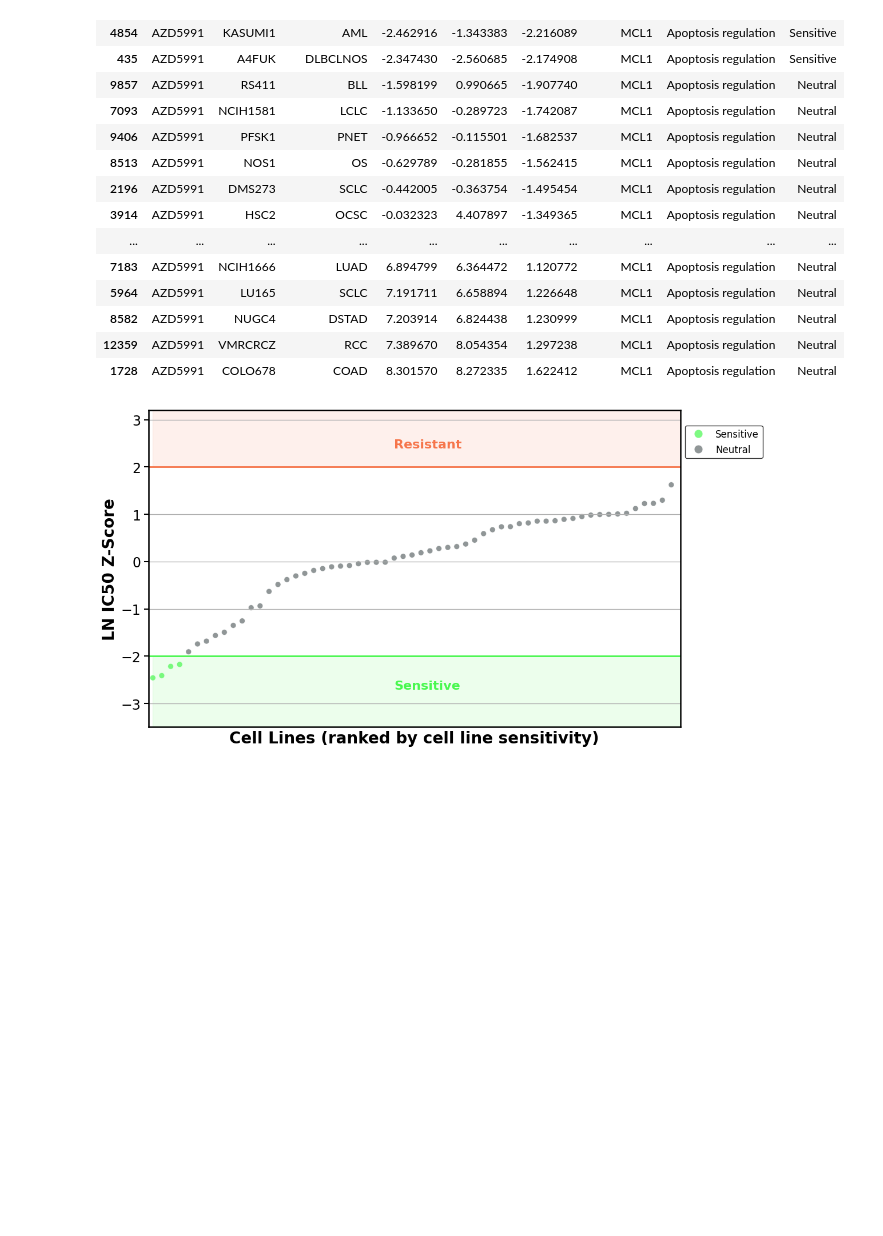
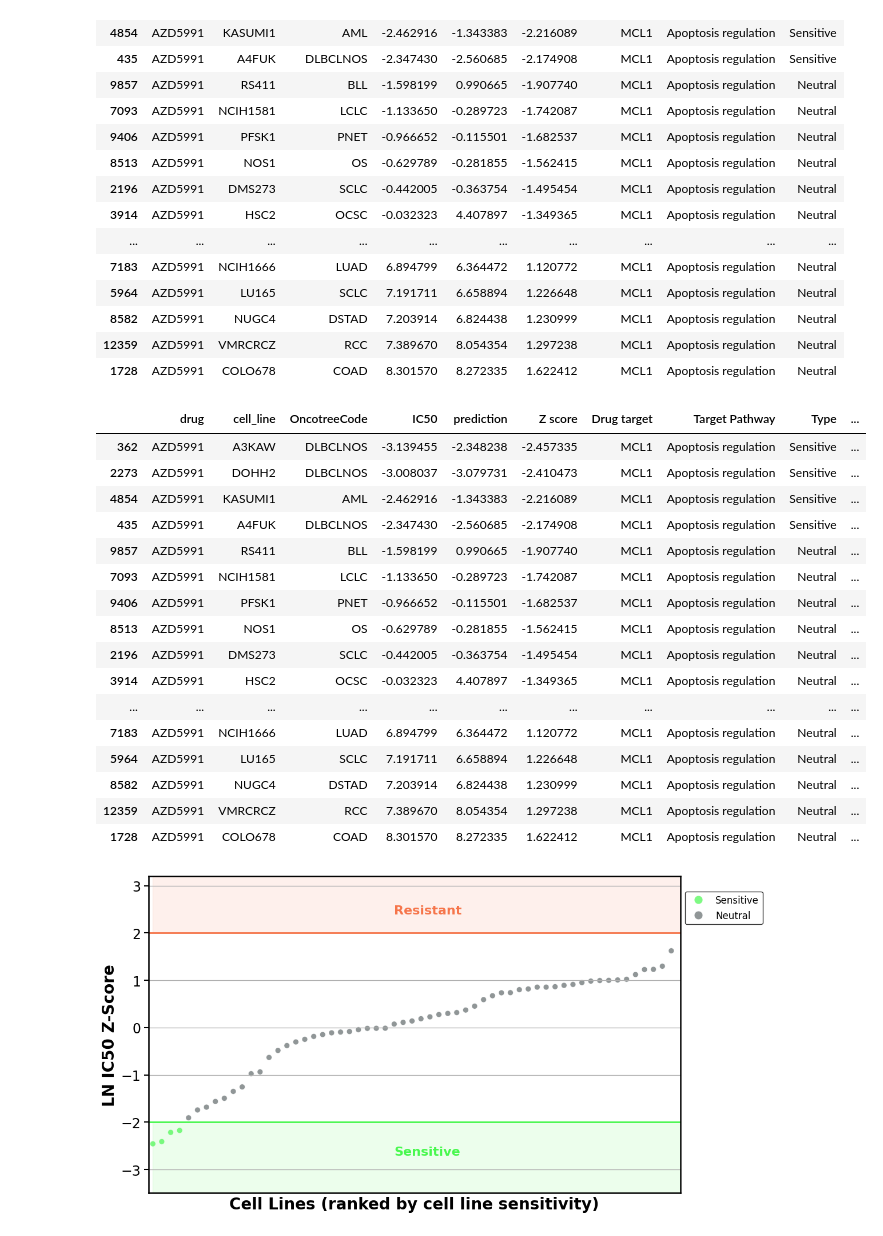
Before and after one commit to queryang/OmicsTransMCA, a Jupyter notebook: Figs/Fig4/Fig4b/敏感与拮抗药物散点图-MixedSet.ipynb, the cells around one changed output. Saved outputs shown, nothing was run; the diff lists cells and outputs as text; code cells hidden in the pictures; blank space fills up the shorter version.

```diff
--- a/Figs/Fig4/Fig4b/敏感与拮抗药物散点图-MixedSet.ipynb
+++ b/Figs/Fig4/Fig4b/敏感与拮抗药物散点图-MixedSet.ipynb
@@ -41,3 +41,7 @@ df_drug_target.head(1)
 (288, 3)
 |  | drug | Drug target | Target Pathway |
 | 0 | 123138 | NaN | Unclassified |
+# %%
+df_gdsc_mean_std = pd.read_csv('gdsc_drug_mean_std.csv')
+df_gdsc_mean_std.columns = ['drug','mean','std']
+df_gdsc_mean_std.head(1)
@@ -115,6 +122,31 @@ df_single_drug.head(500)
 | 8582 | AZD5991 | NUGC4 | DSTAD | 7.203914 | 6.824438 | 1.230999 | MCL1 | Apoptosis regulation | Neutral |
 | 12359 | AZD5991 | VMRCRCZ | RCC | 7.389670 | 8.054354 | 1.297238 | MCL1 | Apoptosis regulation | Neutral |
 | 1728 | AZD5991 | COLO678 | COAD | 8.301570 | 8.272335 | 1.622412 | MCL1 | Apoptosis regulation | Neutral |
+# %%
+# 计算predicted LN IC50 Z-Score
+df_gdsc_mean_std = df_gdsc_mean_std[df_gdsc_mean_std['drug']=='AZD5991']
+mean = df_gdsc_mean_std['mean'].values[0]
+std = df_gdsc_mean_std['std'].values[0]
+df_single_drug['predicted_Z-Score'] = (df_single_drug['prediction'] - mean) / std
+df_single_drug.head(500)
+# %% [output]
+|  | drug | cell_line | OncotreeCode | IC50 | prediction | Z score | Drug target | Target Pathway | Type | ... |
+| 362 | AZD5991 | A3KAW | DLBCLNOS | -3.139455 | -2.348238 | -2.457335 | MCL1 | Apoptosis regulation | Sensitive | ... |
+| 2273 | AZD5991 | DOHH2 | DLBCLNOS | -3.008037 | -3.079731 | -2.410473 | MCL1 | Apoptosis regulation | Sensitive | ... |
+| 4854 | AZD5991 | KASUMI1 | AML | -2.462916 | -1.343383 | -2.216089 | MCL1 | Apoptosis regulation | Sensitive | ... |
+| 435 | AZD5991 | A4FUK | DLBCLNOS | -2.347430 | -2.560685 | -2.174908 | MCL1 | Apoptosis regulation | Sensitive | ... |
+| 9857 | AZD5991 | RS411 | BLL | -1.598199 | 0.990665 | -1.907740 | MCL1 | Apoptosis regulation | Neutral | ... |
+| 7093 | AZD5991 | NCIH1581 | LCLC | -1.133650 | -0.289723 | -1.742087 | MCL1 | Apoptosis regulation | Neutral | ... |
+| 9406 | AZD5991 | PFSK1 | PNET | -0.966652 | -0.115501 | -1.682537 | MCL1 | Apoptosis regulation | Neutral | ... |
+| 8513 | AZD5991 | NOS1 | OS | -0.629789 | -0.281855 | -1.562415 | MCL1 | Apoptosis regulation | Neutral | ... |
+| 2196 | AZD5991 | DMS273 | SCLC | -0.442005 | -0.363754 | -1.495454 | MCL1 | Apoptosis regulation | Neutral | ... |
+| 3914 | AZD5991 | HSC2 | OCSC | -0.032323 | 4.407897 | -1.349365 | MCL1 | Apoptosis regulation | Neutral | ... |
+| ... | ... | ... | ... | ... | ... | ... | ... | ... | ... | ... |
+| 7183 | AZD5991 | NCIH1666 | LUAD | 6.894799 | 6.364472 | 1.120772 | MCL1 | Apoptosis regulation | Neutral | ... |
+| 5964 | AZD5991 | LU165 | SCLC | 7.191711 | 6.658894 | 1.226648 | MCL1 | Apoptosis regulation | Neutral | ... |
+| 8582 | AZD5991 | NUGC4 | DSTAD | 7.203914 | 6.824438 | 1.230999 | MCL1 | Apoptosis regulation | Neutral | ... |
+| 12359 | AZD5991 | VMRCRCZ | RCC | 7.389670 | 8.054354 | 1.297238 | MCL1 | Apoptosis regulation | Neutral | ... |
+| 1728 | AZD5991 | COLO678 | COAD | 8.301570 | 8.272335 | 1.622412 | MCL1 | Apoptosis regulation | Neutral | ... |
 # %%
 # 设置全局字体
 plt.rcParams['font.sans-serif'] = ['Bahnschrift']
```
Also changed, not shown: parts of 2 cells of this notebook, 4 other files.
